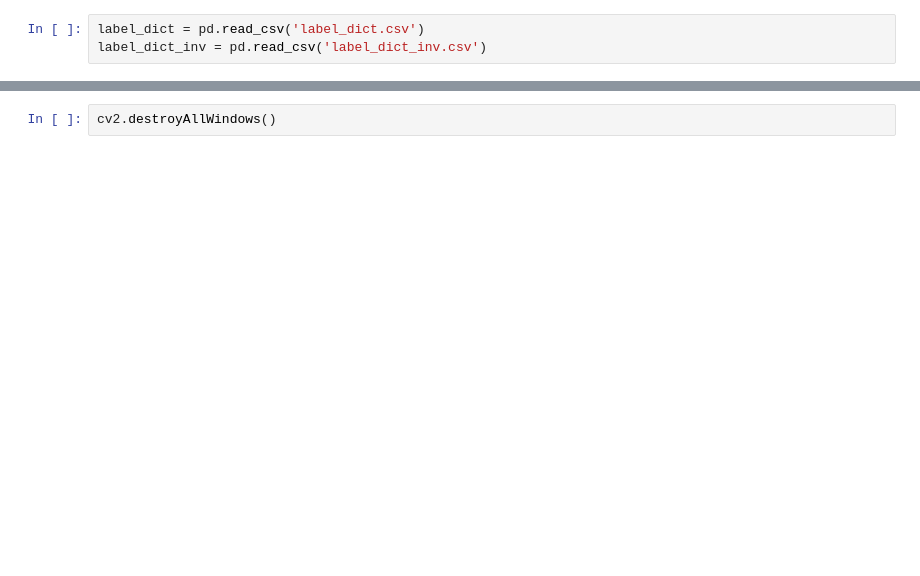
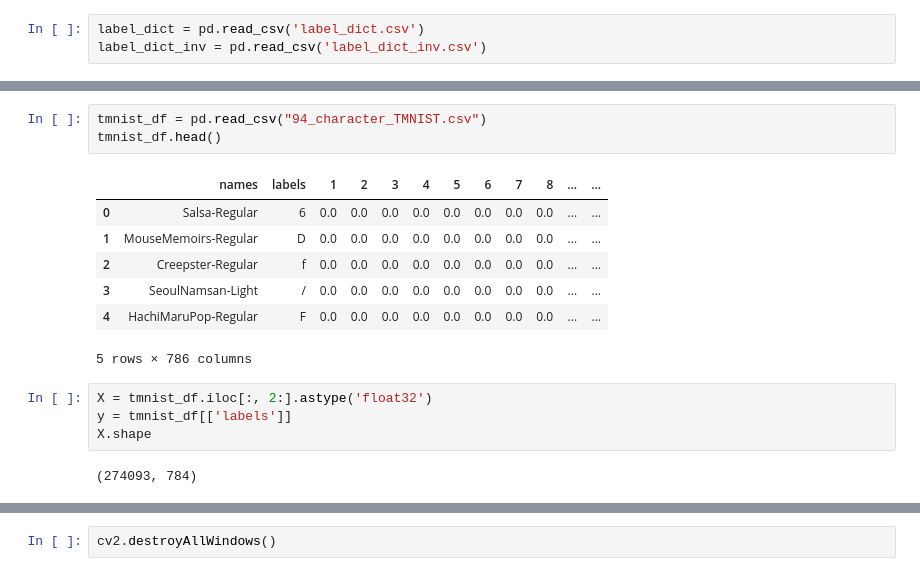
Before and after one commit to geopatrikis/Constraint_sokling_handwritten_forms, a Jupyter notebook: test.ipynb, the cells around one changed output, grey strips where cells are left out. Cells and saved outputs as stored; diff of their text form; blank space fills up the shorter version.

```diff
--- a/test.ipynb
+++ b/test.ipynb
@@ -309 +238,18 @@ To enable them in other operations, rebuild TensorFlow with the appropriate comp
 Model successfully loaded
+# %%
+tmnist_df = pd.read_csv("94_character_TMNIST.csv")
+tmnist_df.head()
+# %% [output]
+|  | names | labels | 1 | 2 | 3 | 4 | 5 | 6 | 7 | 8 | ... | ... |
+| 0 | Salsa-Regular | 6 | 0.0 | 0.0 | 0.0 | 0.0 | 0.0 | 0.0 | 0.0 | 0.0 | ... | ... |
+| 1 | MouseMemoirs-Regular | D | 0.0 | 0.0 | 0.0 | 0.0 | 0.0 | 0.0 | 0.0 | 0.0 | ... | ... |
+| 2 | Creepster-Regular | f | 0.0 | 0.0 | 0.0 | 0.0 | 0.0 | 0.0 | 0.0 | 0.0 | ... | ... |
+| 3 | SeoulNamsan-Light | / | 0.0 | 0.0 | 0.0 | 0.0 | 0.0 | 0.0 | 0.0 | 0.0 | ... | ... |
+| 4 | HachiMaruPop-Regular | F | 0.0 | 0.0 | 0.0 | 0.0 | 0.0 | 0.0 | 0.0 | 0.0 | ... | ... |
+5 rows × 786 columns
+# %%
+X = tmnist_df.iloc[:, 2:].astype('float32')
+y = tmnist_df[['labels']]
+X.shape
+# %% [output]
+(274093, 784)
```
Also changed, not shown: parts of 14 cells of this notebook.
